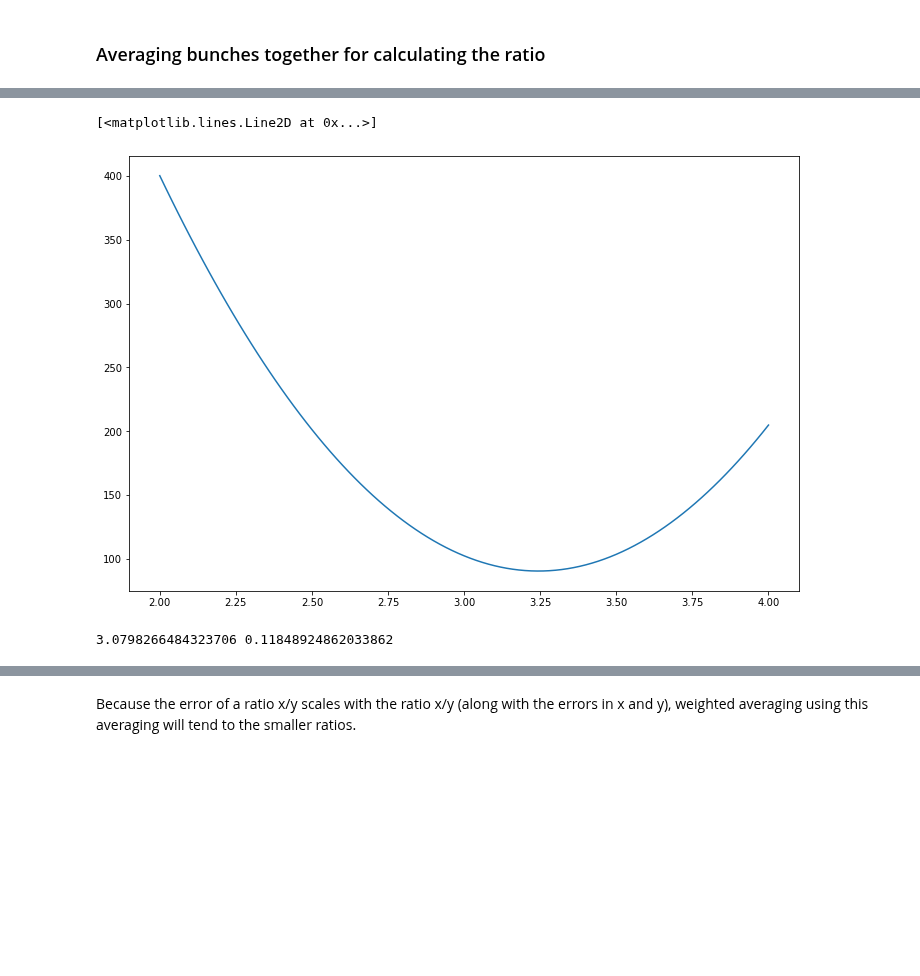
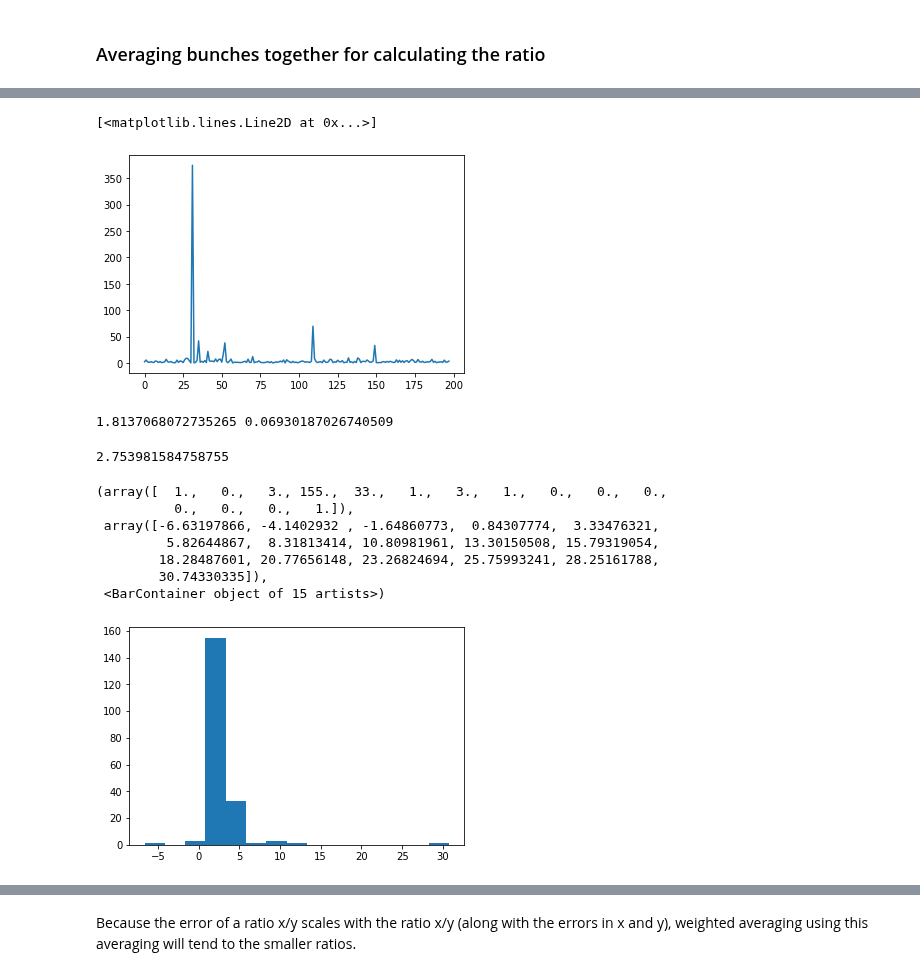
Before and after one commit to ograsdijk/CeNTREX-notebooks, a Jupyter notebook: rotational cooling/2020_10_29 rotational cooling ratios with apertures.ipynb, the cells around one changed output, grey strips where cells are left out. Drawn from its saved outputs; the diff is of its cells as text; code cells hidden in the pictures; blank space fills up the shorter version.

```diff
--- a/rotational cooling/2020_10_29 rotational cooling ratios with apertures.ipynb
+++ b/rotational cooling/2020_10_29 rotational cooling ratios with apertures.ipynb
@@ -159,15 +159,29 @@ set_fontsize(ax, 14)
-# %%
-fig, ax = plt.subplots(figsize = (12,8))
-ax.plot(true_ratios, np.sum((ratios[:,np.newaxis] - true_ratios[np.newaxis,:])**2, axis = 0))
-# %% [output]
-[<matplotlib.lines.Line2D at 0x...>]
-[figure, removed]
+# %%
+plt.plot(1/(ratio_errors/ratios)**2)
+# %% [output]
+[<matplotlib.lines.Line2D at 0x...>]
+[figure, added]
 # %%
 ratio_mean = np.average(ratios, weights = 1/(ratios_errors)**2)
-ratio_mean_error = np.sqrt(1/np.sum(1/ratios_errors**2))
+ratio_mean_error = np.sqrt(1/np.sum(1/(ratios_errors)**2))
 print(ratio_mean, ratio_mean_error)
 # %% [output]
-3.0798266484323706 0.11848924862033862
+1.8137068072735265 0.06930187026740509
+# %%
+np.mean(ratios)
+# %% [output]
+2.753981584758755
+# %%
+plt.hist(ratios, bins = 15)
+# %% [output]
+(array([  1.,   0.,   3., 155.,  33.,   1.,   3.,   1.,   0.,   0.,   0.,
+          0.,   0.,   0.,   1.]),
+ array([-6.63197866, -4.1402932 , -1.64860773,  0.84307774,  3.33476321,
+         5.82644867,  8.31813414, 10.80981961, 13.30150508, 15.79319054,
+        18.28487601, 20.77656148, 23.26824694, 25.75993241, 28.25161788,
+        30.74330335]),
+ <BarContainer object of 15 artists>)
+[figure, added]
 # %%
 x = np.arange(len(ratios))
 mean = ratio_mean
```
Also changed, not shown: parts of 9 cells of this notebook.
